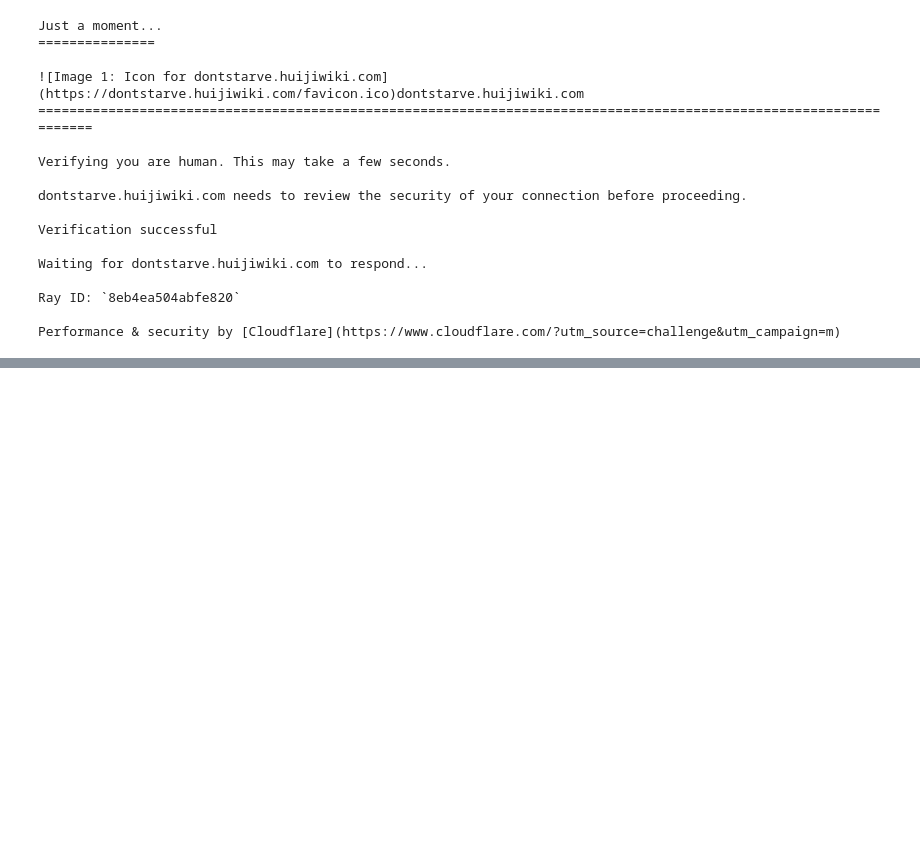
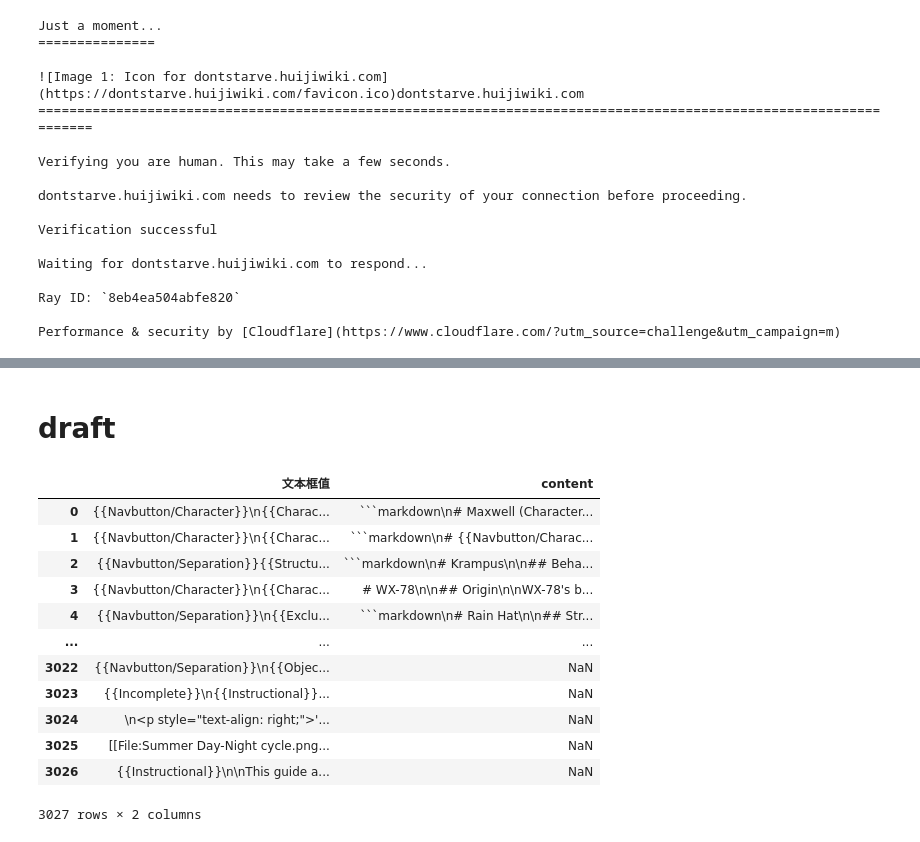
Before and after one commit to bu-bu-xxx/dify, a Jupyter notebook: dst/web.ipynb, the cells around one changed output, grey strips where cells are left out. Saved outputs shown, nothing was run; the diff lists cells and outputs as text; code cells hidden in the pictures; blank space fills up the shorter version.

````diff
--- a/dst/web.ipynb
+++ b/dst/web.ipynb
@@ -96,0 +438,22 @@ Performance & security by [Cloudflare](https://www.cloudflare.com/?utm_source=ch
+# %% [markdown]
+# draft
+# %%
+import numpy as np
+import pandas as pd
+
+wiki_content_en_pre = pd.read_csv('./data/wiki_content_en_pre1.csv')
+wiki_content_en_pre
+# %% [output]
+|  | 文本框值 | content |
+| 0 | {{Navbutton/Character}}\n{{Charac... | ```markdown\n# Maxwell (Character... |
+| 1 | {{Navbutton/Character}}\n{{Charac... | ```markdown\n# {{Navbutton/Charac... |
+| 2 | {{Navbutton/Separation}}{{Structu... | ```markdown\n# Krampus\n\n## Beha... |
+| 3 | {{Navbutton/Character}}\n{{Charac... | # WX-78\n\n## Origin\n\nWX-78's b... |
+| 4 | {{Navbutton/Separation}}\n{{Exclu... | ```markdown\n# Rain Hat\n\n## Str... |
+| ... | ... | ... |
+| 3022 | {{Navbutton/Separation}}\n{{Objec... | NaN |
+| 3023 | {{Incomplete}}\n{{Instructional}}... | NaN |
+| 3024 | \n<p style="text-align: right;">'... | NaN |
+| 3025 | [[File:Summer Day-Night cycle.png... | NaN |
+| 3026 | {{Instructional}}\n\nThis guide a... | NaN |
+3027 rows × 2 columns
````
Also changed, not shown: parts of 34 cells of this notebook, 27 other files.
